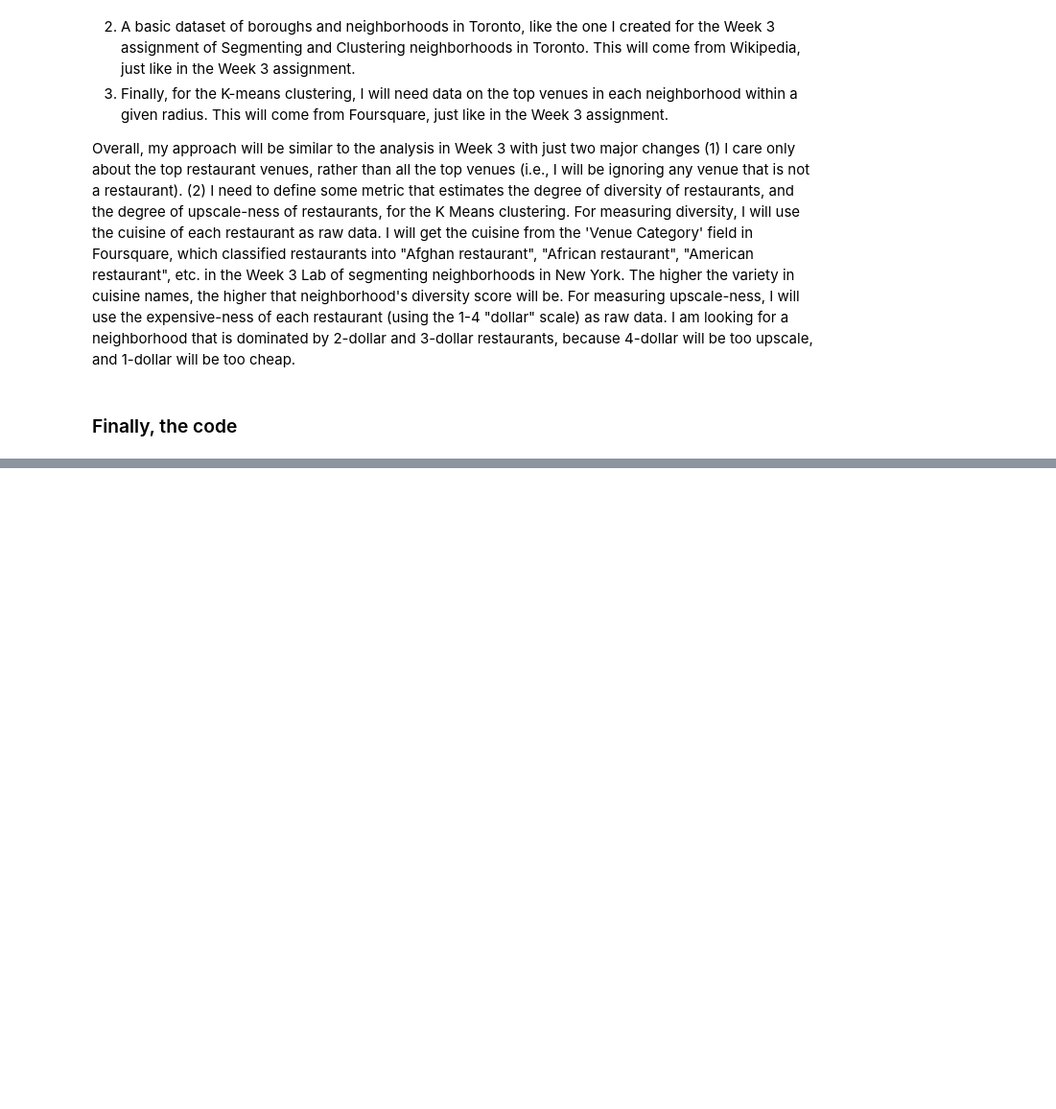
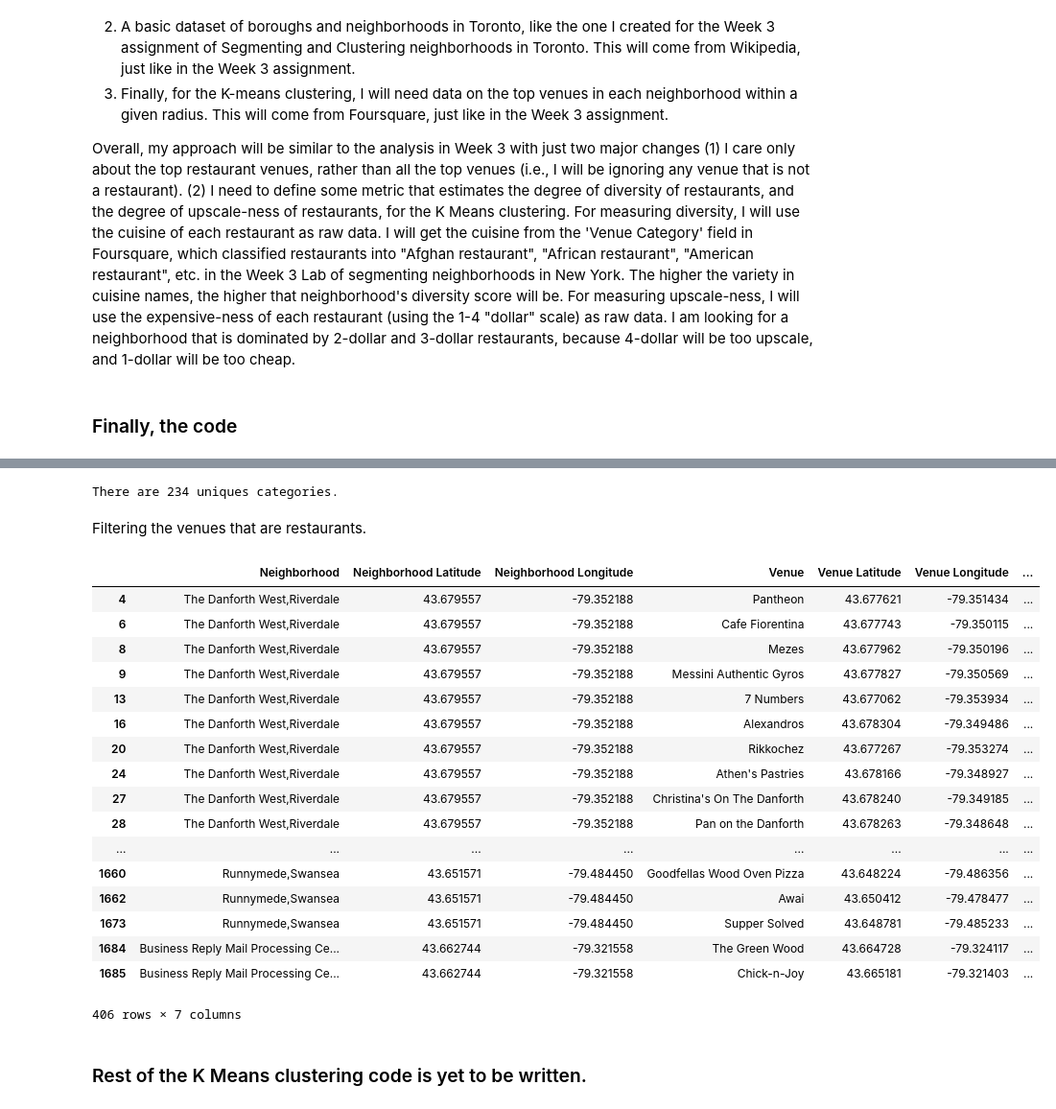
Before and after one commit to skarthik89/Coursera-Capstone, a Jupyter notebook: Final Capstone Project.ipynb, the cells around one changed output, grey strips where cells are left out. Shown: that part at 96% size. Saved outputs shown, nothing was run; the diff lists cells and outputs as text; code cells hidden in the pictures; blank space fills up the shorter version.

```diff
--- a/Final Capstone Project.ipynb
+++ b/Final Capstone Project.ipynb
@@ -42,0 +474,8 @@ Overall, my approach will be similar to the analysis in Week 3 with just two maj
+# %%
+# create map of Toronto using latitude and longitude values
+toronto_latitude = 43.6532
+toronto_longitude = -79.3832
+
+map_toronto = folium.Map(location=[toronto_latitude,toronto_longitude], zoom_start=10)
+
+map_toronto
@@ -42,0 +486,16 @@ Overall, my approach will be similar to the analysis in Week 3 with just two maj
+# %%
+# add markers to map
+for lat, lng, borough, neighborhood in zip(df_toronto['Latitude'], df_toronto['Longitude'], df_toronto['Borough'], df_toronto['Neighborhood']):
+    label = '{}, {}'.format(neighborhood, borough)
+    label = folium.Popup(label, parse_html=True)
+    folium.CircleMarker(
+        [lat, lng],
+        radius=5,
+        popup=label,
+        color='blue',
+        fill=True,
+        fill_color='#3186cc',
+        fill_opacity=0.7,
+        parse_html=False).add_to(map_toronto)
+
+map_toronto
@@ -42,0 +506,8 @@ Overall, my approach will be similar to the analysis in Week 3 with just two maj
+# %%
+CLIENT_ID = 'NTW3XHHVYEC4SGLFRPEVZJ5343WGXACTO0TDTD4EQFHIMVHV' # your Foursquare ID
+CLIENT_SECRET = 'CFBXH3TV0WM1JBBFYXD0TG2LJ2GTWJBHFTLRSVO0S5UIGKA5' # your Foursquare Secret
+VERSION = '20180605' # Foursquare API version
+
+print('Your credentails:')
+print('CLIENT_ID: ' + CLIENT_ID)
+print('CLIENT_SECRET:' + CLIENT_SECRET)
@@ -42,0 +564,7 @@ Overall, my approach will be similar to the analysis in Week 3 with just two maj
+# %%
+toronto_venues = getNearbyVenues(names=df_toronto['Neighborhood'],
+                                   latitudes=df_toronto['Latitude'],
+                                   longitudes=df_toronto['Longitude']
+                                  )
+print(toronto_venues.shape)
+toronto_venues.head()
@@ -42,0 +616,29 @@ Overall, my approach will be similar to the analysis in Week 3 with just two maj
+# %%
+print('There are {} uniques categories.'.format(len(toronto_venues['Venue Category'].unique())))
+# %% [output]
+There are 234 uniques categories.
+# %% [markdown]
+Filtering the venues that are restaurants.
+# %%
+toronto_venues[toronto_venues['Venue Category'].str.contains("Restaurant")]
+# %% [output]
+|  | Neighborhood | Neighborhood Latitude | Neighborhood Longitude | Venue | Venue Latitude | Venue Longitude | ... |
+| 4 | The Danforth West,Riverdale | 43.679557 | -79.352188 | Pantheon | 43.677621 | -79.351434 | ... |
+| 6 | The Danforth West,Riverdale | 43.679557 | -79.352188 | Cafe Fiorentina | 43.677743 | -79.350115 | ... |
+| 8 | The Danforth West,Riverdale | 43.679557 | -79.352188 | Mezes | 43.677962 | -79.350196 | ... |
+| 9 | The Danforth West,Riverdale | 43.679557 | -79.352188 | Messini Authentic Gyros | 43.677827 | -79.350569 | ... |
+| 13 | The Danforth West,Riverdale | 43.679557 | -79.352188 | 7 Numbers | 43.677062 | -79.353934 | ... |
+| 16 | The Danforth West,Riverdale | 43.679557 | -79.352188 | Alexandros | 43.678304 | -79.349486 | ... |
+| 20 | The Danforth West,Riverdale | 43.679557 | -79.352188 | Rikkochez | 43.677267 | -79.353274 | ... |
+| 24 | The Danforth West,Riverdale | 43.679557 | -79.352188 | Athen's Pastries | 43.678166 | -79.348927 | ... |
+| 27 | The Danforth West,Riverdale | 43.679557 | -79.352188 | Christina's On The Danforth | 43.678240 | -79.349185 | ... |
+| 28 | The Danforth West,Riverdale | 43.679557 | -79.352188 | Pan on the Danforth | 43.678263 | -79.348648 | ... |
+| ... | ... | ... | ... | ... | ... | ... | ... |
+| 1660 | Runnymede,Swansea | 43.651571 | -79.484450 | Goodfellas Wood Oven Pizza | 43.648224 | -79.486356 | ... |
+| 1662 | Runnymede,Swansea | 43.651571 | -79.484450 | Awai | 43.650412 | -79.478477 | ... |
+| 1673 | Runnymede,Swansea | 43.651571 | -79.484450 | Supper Solved | 43.648781 | -79.485233 | ... |
+| 1684 | Business Reply Mail Processing Ce... | 43.662744 | -79.321558 | The Green Wood | 43.664728 | -79.324117 | ... |
+| 1685 | Business Reply Mail Processing Ce... | 43.662744 | -79.321558 | Chick-n-Joy | 43.665181 | -79.321403 | ... |
+406 rows × 7 columns
+# %% [markdown]
+### Rest of the K Means clustering code is yet to be written.
```
Also changed, not shown: parts of 72 cells of this notebook.
